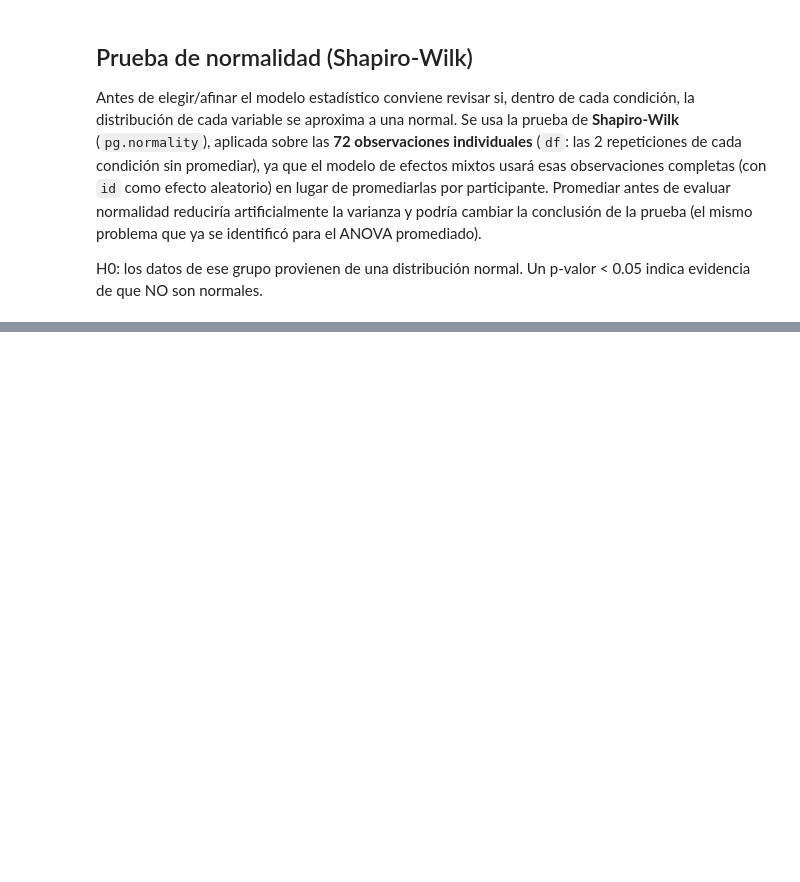
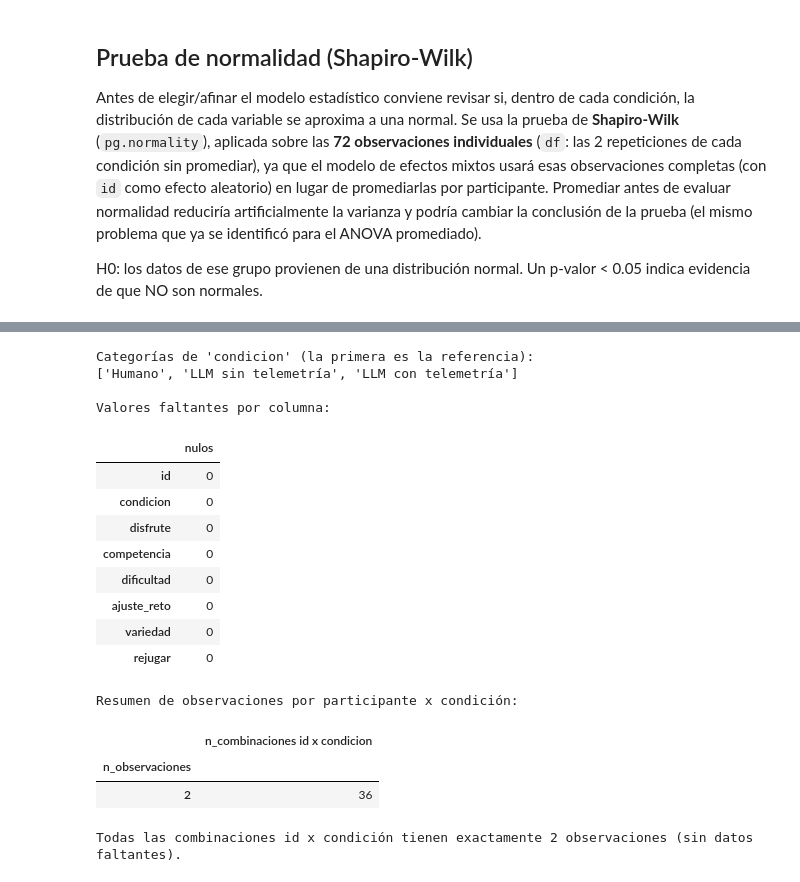
Before and after one commit to Nell-170/Mario-Ai, a Jupyter notebook: Data_Analysis_Code/LMM-Modelo_Lineal_de_Efectos_Mixtos/Analisis_Respuestas_Experimento.ipynb, the cells around one changed output, grey strips where cells are left out. Cells and saved outputs as stored; diff of their text form; code cells hidden in the pictures; blank space fills up the shorter version.

```diff
--- a/Data_Analysis_Code/LMM-Modelo_Lineal_de_Efectos_Mixtos/Analisis_Respuestas_Experimento.ipynb
+++ b/Data_Analysis_Code/LMM-Modelo_Lineal_de_Efectos_Mixtos/Analisis_Respuestas_Experimento.ipynb
@@ -283,0 +330,52 @@ print(f"\nGrupos (variable x condición) que no pasan Shapiro-Wilk (p < 0.05): {
+# %%
+import statsmodels.formula.api as smf
+
+df["condicion"] = pd.Categorical(
+    df["condicion"],
+    categories=["Humano", "LLM sin telemetría", "LLM con telemetría"],
+    ordered=False
+)
+
+print("Categorías de 'condicion' (la primera es la referencia):")
+print(df["condicion"].cat.categories.tolist())
+
+columnas_clave = ["id", "condicion"] + variables
+nulos = df[columnas_clave].isna().sum()
+
+print("\nValores faltantes por columna:")
+display(nulos.to_frame("nulos"))
+
+conteo_obs = (
+    df.groupby(["id", "condicion"], observed=True)
+      .size()
+      .reset_index(name="n_observaciones")
+)
+
+print("\nResumen de observaciones por participante x condición:")
+display(conteo_obs["n_observaciones"].value_counts().to_frame("n_combinaciones id x condicion"))
+
+combinaciones_incompletas = conteo_obs[conteo_obs["n_observaciones"] != 2]
+if len(combinaciones_incompletas) == 0:
+    print("\nTodas las combinaciones id x condición tienen exactamente 2 observaciones (sin datos faltantes).")
+else:
+    print("\nCombinaciones con un número de observaciones distinto de 2:")
+    display(combinaciones_incompletas)
+# %% [output]
+Categorías de 'condicion' (la primera es la referencia):
+['Humano', 'LLM sin telemetría', 'LLM con telemetría']
+
+Valores faltantes por columna:
+|  | nulos |
+| id | 0 |
+| condicion | 0 |
+| disfrute | 0 |
+| competencia | 0 |
+| dificultad | 0 |
+| ajuste_reto | 0 |
+| variedad | 0 |
+| rejugar | 0 |
+Resumen de observaciones por participante x condición:
+|  | n_combinaciones id x condicion |
+| n_observaciones |  |
+| 2 | 36 |
+Todas las combinaciones id x condición tienen exactamente 2 observaciones (sin datos faltantes).
```
Also changed, not shown: parts of 4 cells of this notebook.
